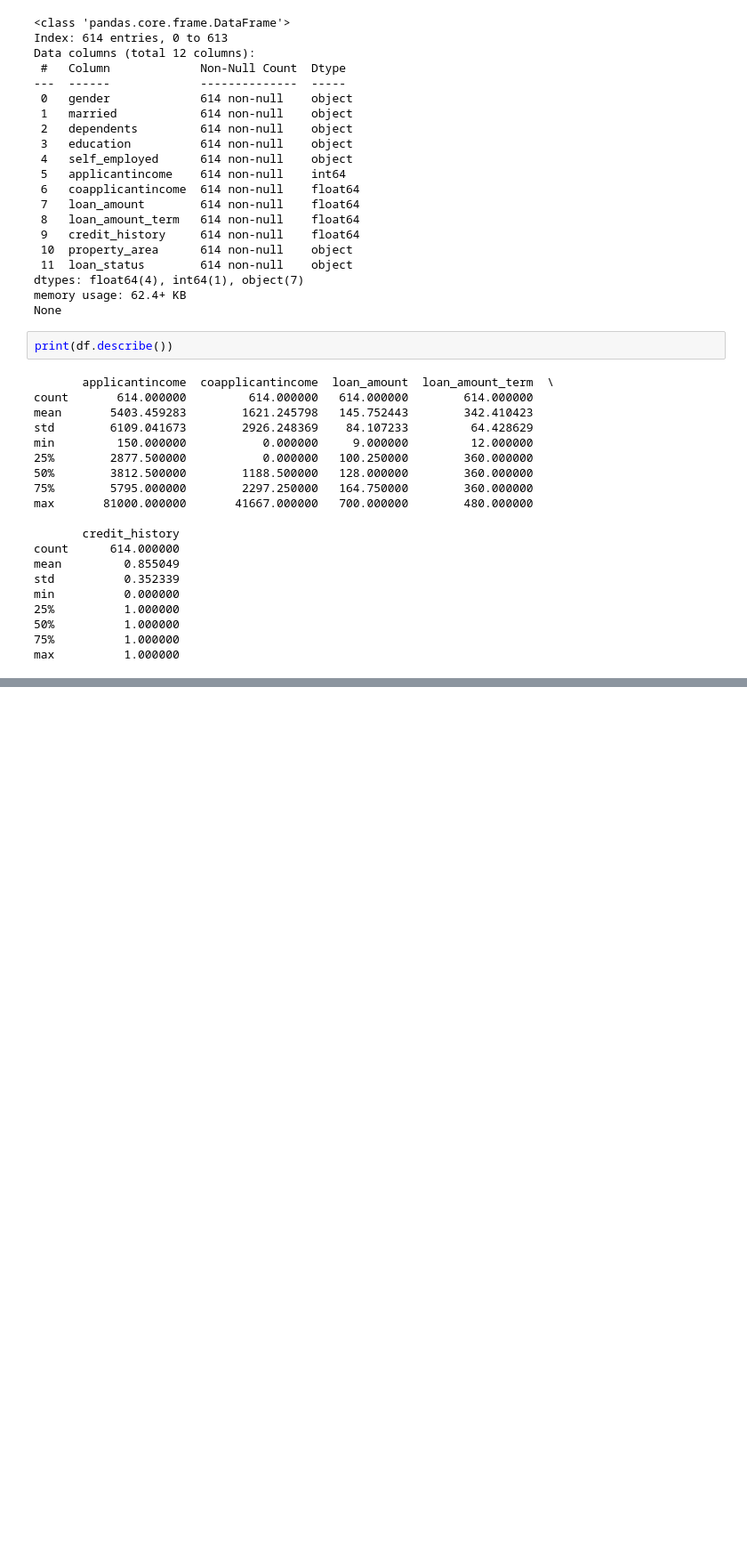
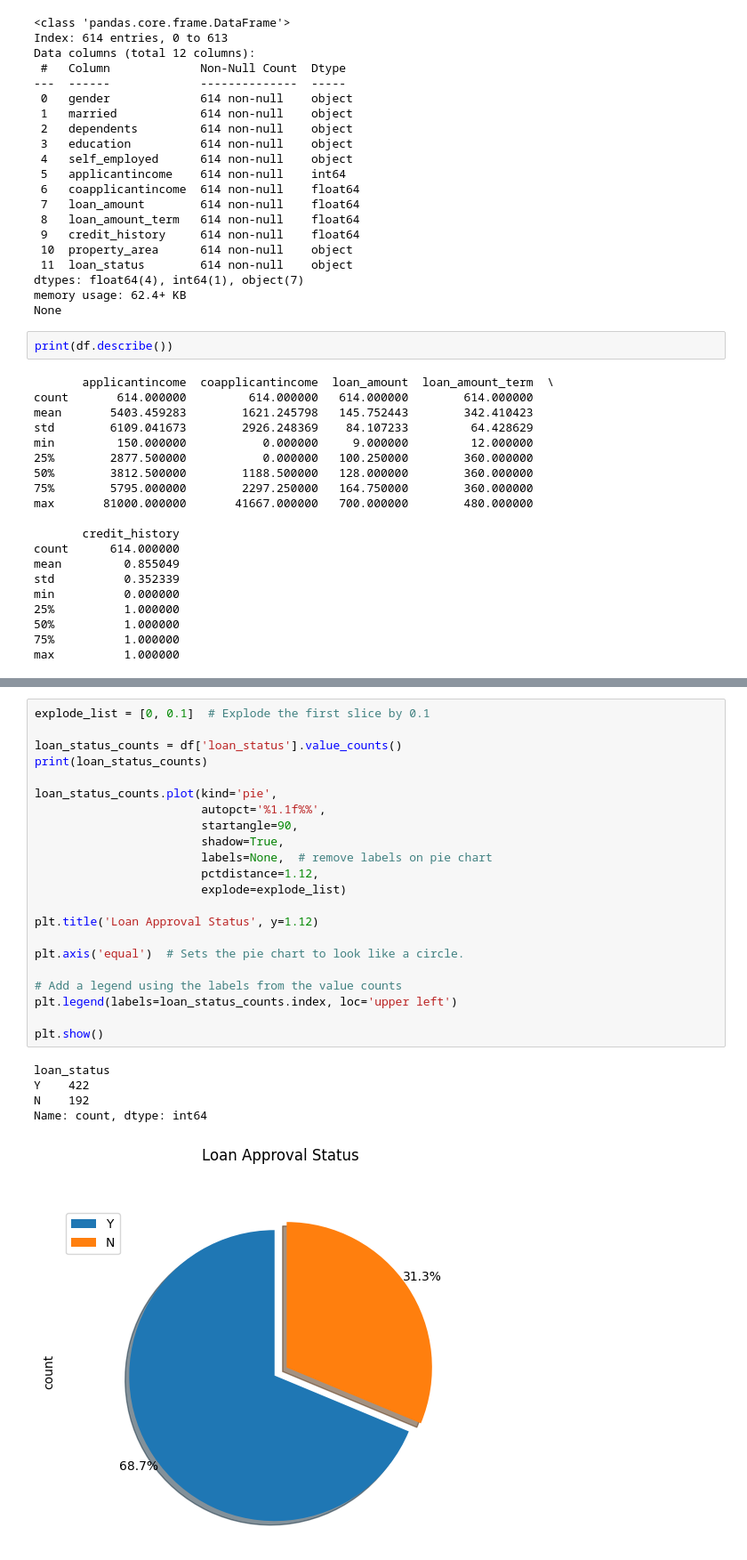
Before and after one commit to giusmahnn/NoteBook, a Jupyter notebook: loan_prediction/loan_prediction.ipynb, the cells around one changed output, grey strips where cells are left out. Shown at 89% size. Cells and saved outputs as stored; diff of their text form; blank space fills up the shorter version.

```diff
--- a/loan_prediction/loan_prediction.ipynb
+++ b/loan_prediction/loan_prediction.ipynb
@@ -111,0 +121,28 @@ max          1.000000
+# %%
+explode_list = [0, 0.1]  # Explode the first slice by 0.1
+
+loan_status_counts = df['loan_status'].value_counts()
+print(loan_status_counts)
+
+loan_status_counts.plot(kind='pie',
+                        autopct='%1.1f%%',
+                        startangle=90,
+                        shadow=True,
+                        labels=None,  # remove labels on pie chart
+                        pctdistance=1.12,
+                        explode=explode_list)
+
+plt.title('Loan Approval Status', y=1.12)
+
+plt.axis('equal')  # Sets the pie chart to look like a circle.
+
+# Add a legend using the labels from the value counts
+plt.legend(labels=loan_status_counts.index, loc='upper left')
+
+plt.show()
+# %% [output]
+loan_status
+Y    422
+N    192
+Name: count, dtype: int64
+[figure, added]
```
Also changed, not shown: parts of 11 cells of this notebook, 2 other files.
